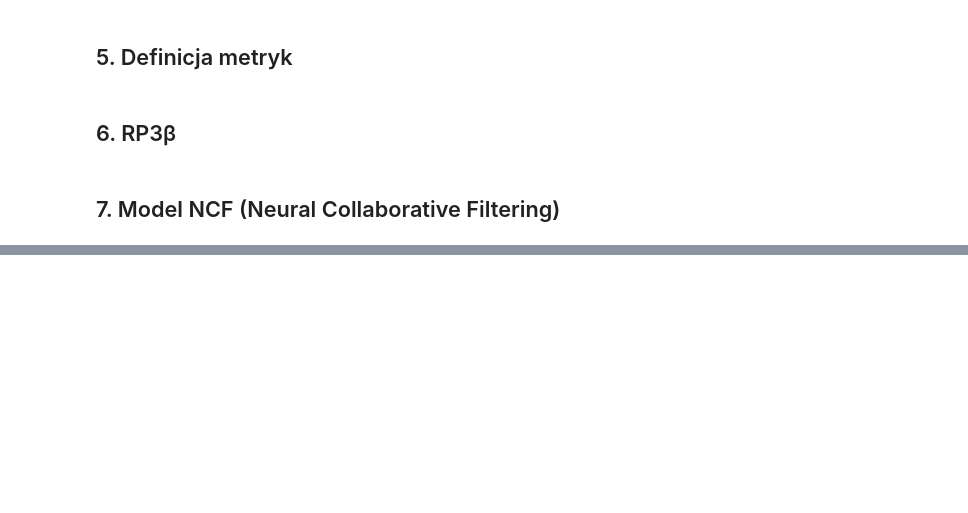
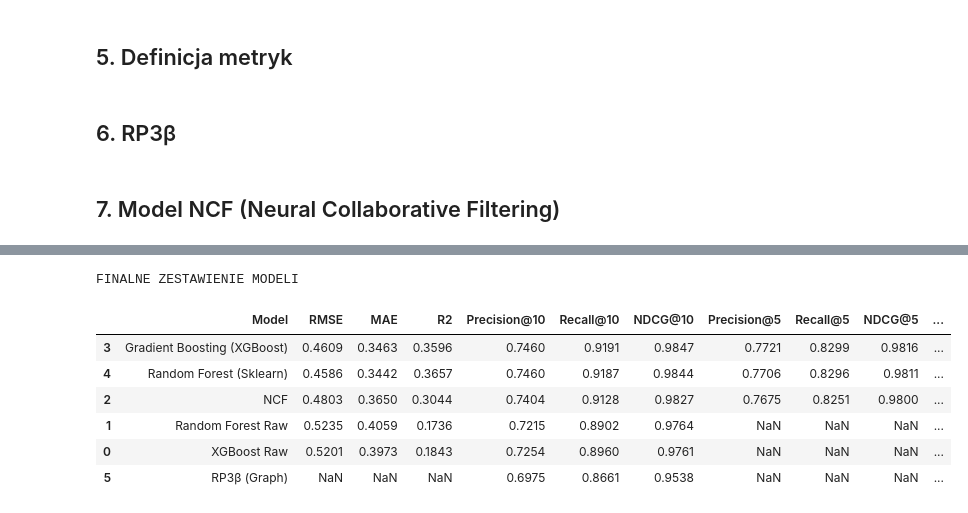
Before and after one commit to FIlip2423/wine-recommender, a Jupyter notebook: wine_recommender.ipynb, the cells around one changed output, grey strips where cells are left out. Cells and saved outputs as stored; diff of their text form; code cells hidden in the pictures; blank space fills up the shorter version.

```diff
--- a/wine_recommender.ipynb
+++ b/wine_recommender.ipynb
@@ -89,9 +101,9 @@ y_test_t    = torch.tensor(y_test_clean.values, dtype=torch.float32)
 
 batch_size    = 2048
 train_loader  = DataLoader(TensorDataset(X_user_train, X_wine_train, y_train_t),
-                           batch_size=batch_size, shuffle=True)
+                           batch_size=batch_size, shuffle=True, pin_memory=True, num_workers=2)
 test_loader   = DataLoader(TensorDataset(X_user_test, X_wine_test, y_test_t),
-                           batch_size=batch_size)
+                           batch_size=batch_size, pin_memory=True, num_workers=2)
 # %% [markdown]
 ## 5. Definicja metryk
 # %%
@@ -459,0 +583,11 @@ metrics_rf, preds_rf = evaluate_model(
+# %%
+# Obliczamy metryki używając Twoich istniejących funkcji
+metrics_gb = {
+    'Model': 'Gradient Boosting (XGBoost)',
+    **calculate_regression_metrics(y_test_xgb, preds_gb), #te 2 gwiazdki to dictionary unpacking, pozwala na włączenie wszystkich metryk z calculate_regression_metrics do naszego słownika
+    **calculate_ranking_metrics_per_user(X_test_clean, y_test_xgb, preds_gb, k=5),
+    **calculate_ranking_metrics_per_user(X_test_clean, y_test_xgb, preds_gb, k=10),
+    'Coverage': 0.0 # Dla XGBoost obliczenie coverage wymagałoby predykcji wszystkich par (user, wine)
+}
+
+print("XGBoost Metrics:", metrics_gb)
@@ -505,0 +698,31 @@ print("Wyniki zapisane do 'model_metrics.csv'")
+# %%
+import pandas as pd
+
+# Zbieramy wszystkie wyniki w jedną listę
+all_results = [
+    metrics_xgb_raw,    # XGBoost na surowych ID
+    metrics_rf_raw,     # Random Forest na surowych ID
+    metrics_ncf,        # Czysty NCF (Deep Learning)
+    metrics_gb,         # Hybryda: XGBoost + NCF Embs
+    metrics_rf,         # Hybryda: RF + NCF Embs
+    metrics_rp3_local   # RP3beta (Lokalny ranking)
+]
+
+# Tworzymy DataFrame
+final_table = pd.DataFrame(all_results)
+
+# Zaokrąglamy wyniki dla lepszej czytelności
+final_table = final_table.round(4)
+
+# Wyświetlamy tabelę posortowaną po NDCG (najlepsza metryka jakości rankingu)
+print("FINALNE ZESTAWIENIE MODELI")
+display(final_table.sort_values(by='NDCG@10', ascending=False))
+# %% [output]
+FINALNE ZESTAWIENIE MODELI
+|  | Model | RMSE | MAE | R2 | Precision@10 | Recall@10 | NDCG@10 | Precision@5 | Recall@5 | NDCG@5 | ... |
+| 3 | Gradient Boosting (XGBoost) | 0.4609 | 0.3463 | 0.3596 | 0.7460 | 0.9191 | 0.9847 | 0.7721 | 0.8299 | 0.9816 | ... |
+| 4 | Random Forest (Sklearn) | 0.4586 | 0.3442 | 0.3657 | 0.7460 | 0.9187 | 0.9844 | 0.7706 | 0.8296 | 0.9811 | ... |
+| 2 | NCF | 0.4803 | 0.3650 | 0.3044 | 0.7404 | 0.9128 | 0.9827 | 0.7675 | 0.8251 | 0.9800 | ... |
+| 1 | Random Forest Raw | 0.5235 | 0.4059 | 0.1736 | 0.7215 | 0.8902 | 0.9764 | NaN | NaN | NaN | ... |
+| 0 | XGBoost Raw | 0.5201 | 0.3973 | 0.1843 | 0.7254 | 0.8960 | 0.9761 | NaN | NaN | NaN | ... |
+| 5 | RP3β (Graph) | NaN | NaN | NaN | 0.6975 | 0.8661 | 0.9538 | NaN | NaN | NaN | ... |
```
Also changed, not shown: parts of 28 cells of this notebook, 4 other files.
